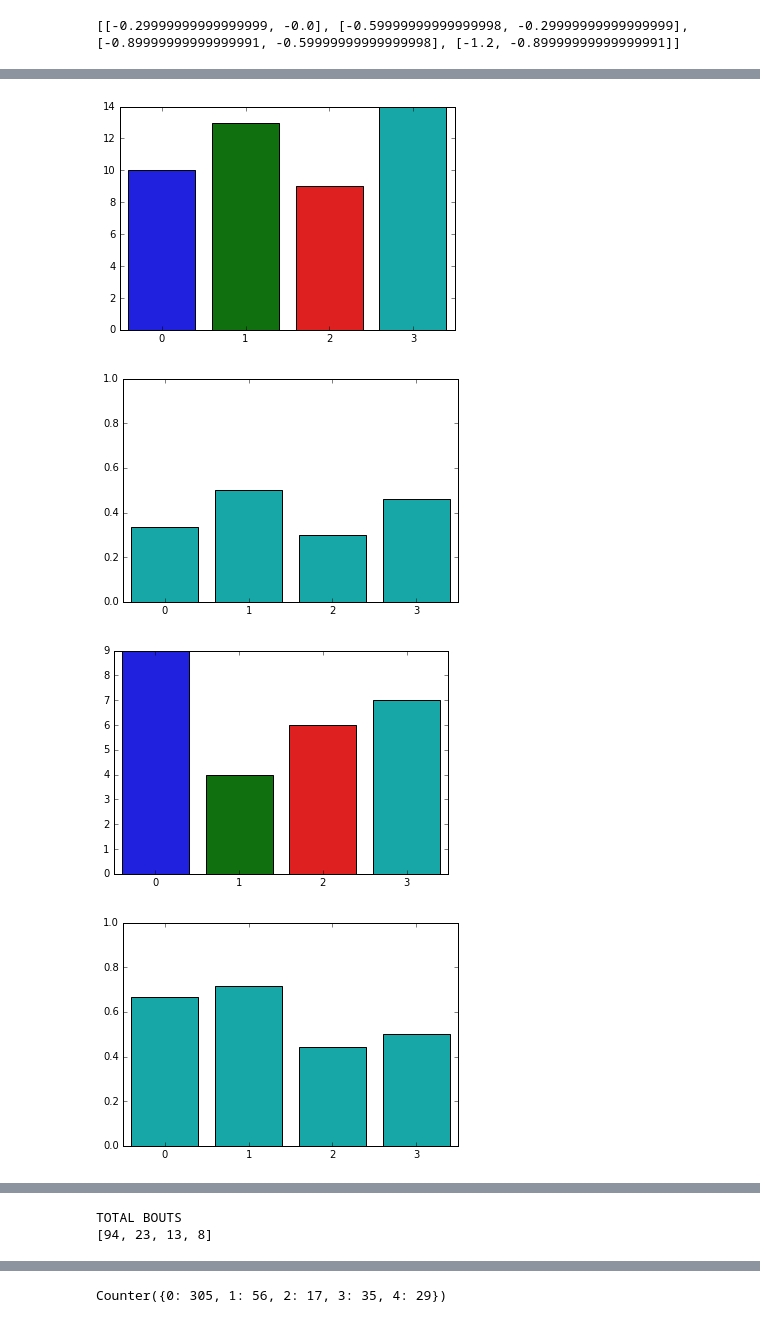
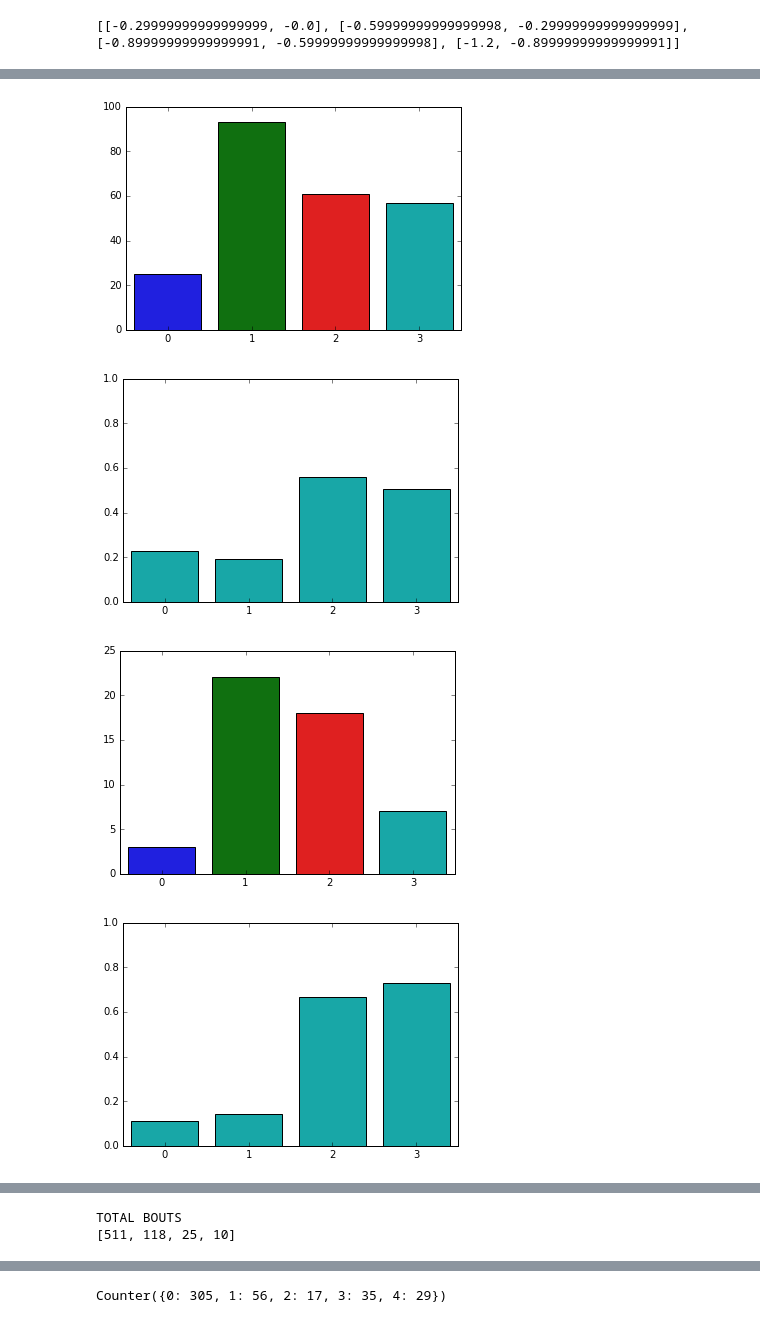
Before and after one commit to elifesciences-publications/PreycapMaster, a Jupyter notebook: BDB_Plot.ipynb, the cells around one changed output, grey strips where cells are left out. Saved outputs shown, nothing was run; the diff lists cells and outputs as text; code cells hidden in the pictures.

```diff
--- a/BDB_Plot.ipynb
+++ b/BDB_Plot.ipynb
@@ -1,5 +1,5 @@
 # %%
-from csv_analysis import BayesDB_Simulator, pred_wrapper, add_bouts_reversed_label
+from csv_analysis import BayesDB_Simulator, pred_wrapper, add_bouts_reversed_label, make_regression_plots
 %matplotlib inline
 from matplotlib import pyplot as pl
 import pandas as pd
@@ -7,8 +7,20 @@ import numpy as np
 import seaborn as sb
 from scipy.stats import norm
 import warnings
-from sklearn.feature_selection import mutual_info_classif
 warnings.filterwarnings('ignore')
+sb.set()
+husl = sb.color_palette("husl",8)
+cp = sb.color_palette()
+#sb.palplot(husl)
+#sb.set_style('ticks')
+#sb.set_style('whitegrid')
+sb.reset_orig()
+#sb.set_style('whitegrid')
+sb.set_style('white')
+sb.axes_style({'ytick.right':False})
+#sb.set_style("ticks", {"xtick.major.size": -1, "ytick.major.size": -1})
+#sb.set_style({'xtick.minor.size': 0})
+sb.set_style({"xtick.direction": "in","ytick.direction": "in", 'ytick.right':False, 'ytick.left': False})
 # %%
 fish_id = "wik_bdb"
 file_id = "bdb_hunts_inverted.bdb"
@@ -205,22 +312,25 @@ Mutual Information
 # %%
+# ALWAYS USE INVERTED DATA HERE!
 spacing = .3
 p_angle_bounds = [[i, i+spacing] for i in np.arange(0,1,spacing)]
 norm_az = 0
 norm_alt = 0
 p_angle_bounds_invert = [[-a[1], -a[0]] for a in p_angle_bounds]
 print p_angle_bounds_invert
-vels = [0, .1]
-use_abs_val = 1
-distance_limit = [0, 500]
+vels = [-5, -.01]
+vels = [.01, 5]
+use_abs_val = 0
+distance_limit = [0, 1000]
 #p_angle_bounds = [[0, 1]]
 #distance_limit = [0, 200]
 actions = [1,2]
 #skip_bout_numbers = ['reverse', range(-50, -3) + [-1]]
-skip_bout_numbers = ['forward', [-1]]
+#skip_bout_numbers = ['forward', range(1, 50) + [-1]]
+skip_bout_numbers = ['forward', [-1,0]]
 # %% [output]
 [[-0.29999999999999999, -0.0], [-0.59999999999999998, -0.29999999999999999], [-0.89999999999999991, -0.59999999999999998], [-1.2, -0.89999999999999991]]
 # %%
-tb, bout_assignment = pred_wrapper(data_raw, p_angle_bounds,
+tb, bout_assignment = pred_wrapper(data, p_angle_bounds,
                                    skip_bout_numbers, actions, distance_limit, use_abs_val, vels,
                                    norm_az, norm_alt, 'az')
 # %% [output]
@@ -229,4 +339,4 @@ tb, bout_assignment = pred_wrapper(data_raw, p_angle_bounds,
-[figure, old version]
+[figure, new version]
-[figure, old version]
+[figure, new version]
-[figure, old version]
+[figure, new version]
-[figure, old version]
+[figure, new version]
@@ -236,5 +346,5 @@ tb, bout_assignment = pred_wrapper(data_raw, p_angle_bounds,
 TOTAL BOUTS
-[94, 23, 13, 8]
+[511, 118, 25, 10]
 # %%
 varb = "Bout Delta Yaw"
 varb_predict_overshoot = []
```
Also changed, not shown: parts of 24 cells of this notebook, 5 other files.
